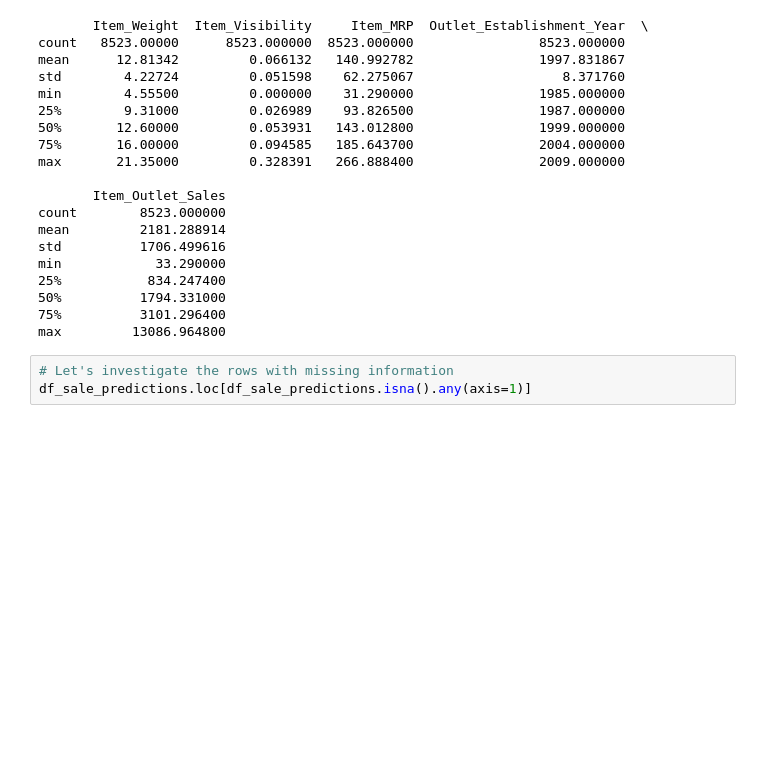
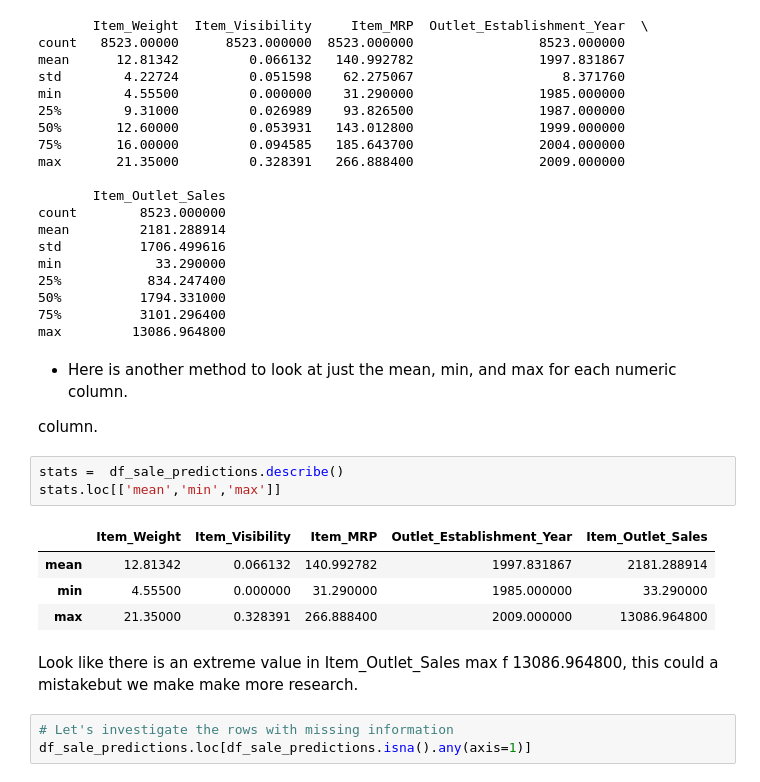
Before and after one commit to davegbade/Prediction-of-Product-Sales, a Jupyter notebook: Project_1_Part_5_(Core).ipynb, the cells around one changed output. Saved outputs shown, nothing was run; the diff lists cells and outputs as text; blank space fills up the shorter version.

```diff
--- a/Project_1_Part_5_(Core).ipynb
+++ b/Project_1_Part_5_(Core).ipynb
@@ -209,6 +349,21 @@ min            33.290000
 50%          1794.331000
 75%          3101.296400
 max         13086.964800
+# %% [markdown]
+*   Here is another method to look at just the mean, min, and max for each numeric column.
+
+
+column.
+# %%
+stats =  df_sale_predictions.describe()
+stats.loc[['mean','min','max']]
+# %% [output]
+|  | Item_Weight | Item_Visibility | Item_MRP | Outlet_Establishment_Year | Item_Outlet_Sales |
+| mean | 12.81342 | 0.066132 | 140.992782 | 1997.831867 | 2181.288914 |
+| min | 4.55500 | 0.000000 | 31.290000 | 1985.000000 | 33.290000 |
+| max | 21.35000 | 0.328391 | 266.888400 | 2009.000000 | 13086.964800 |
+# %% [markdown]
+Look like there is an extreme value in Item_Outlet_Sales max f 13086.964800, this could a mistakebut we make make more research.
 # %%
 # Let's investigate the rows with missing information
 df_sale_predictions.loc[df_sale_predictions.isna().any(axis=1)]
```
Also changed, not shown: parts of 27 cells of this notebook.
